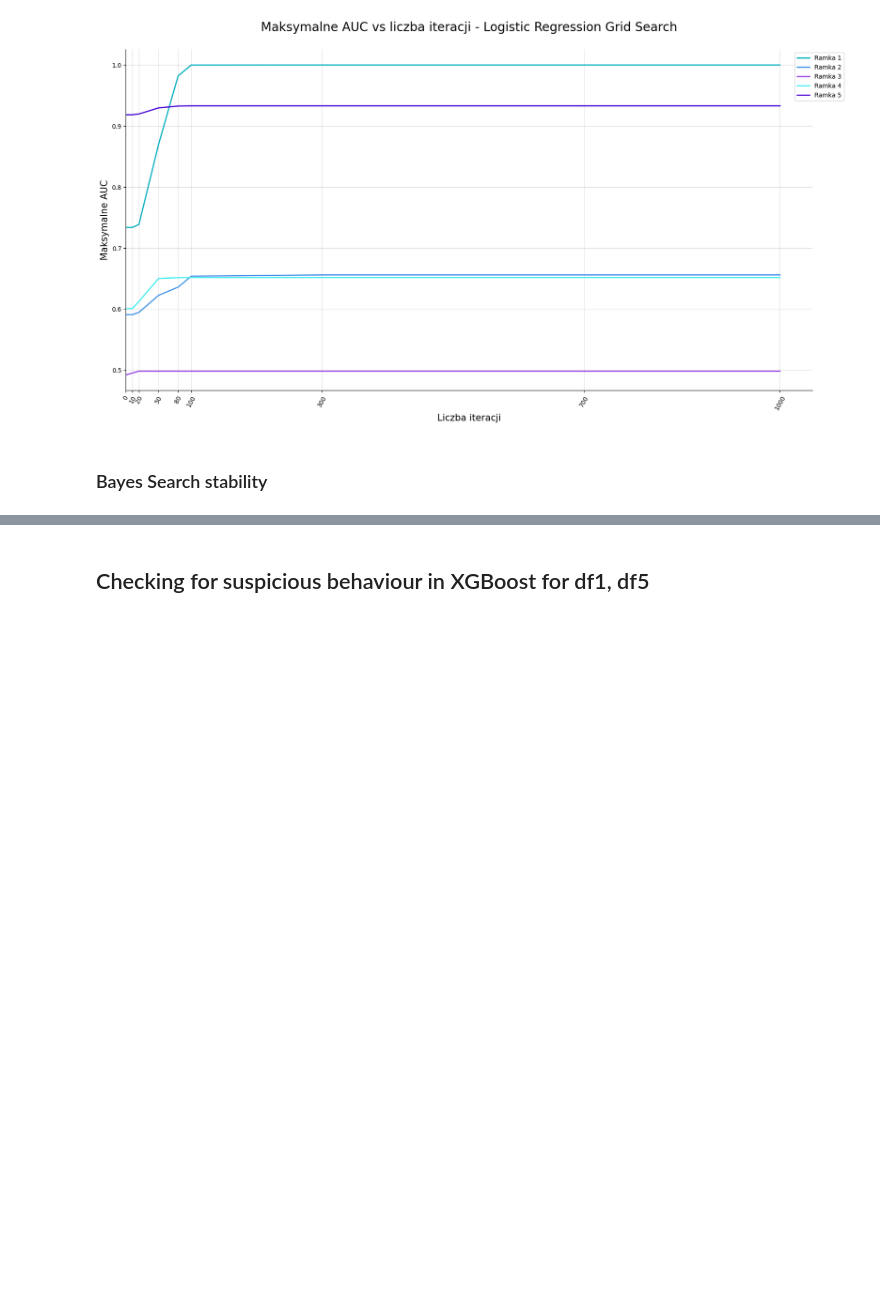
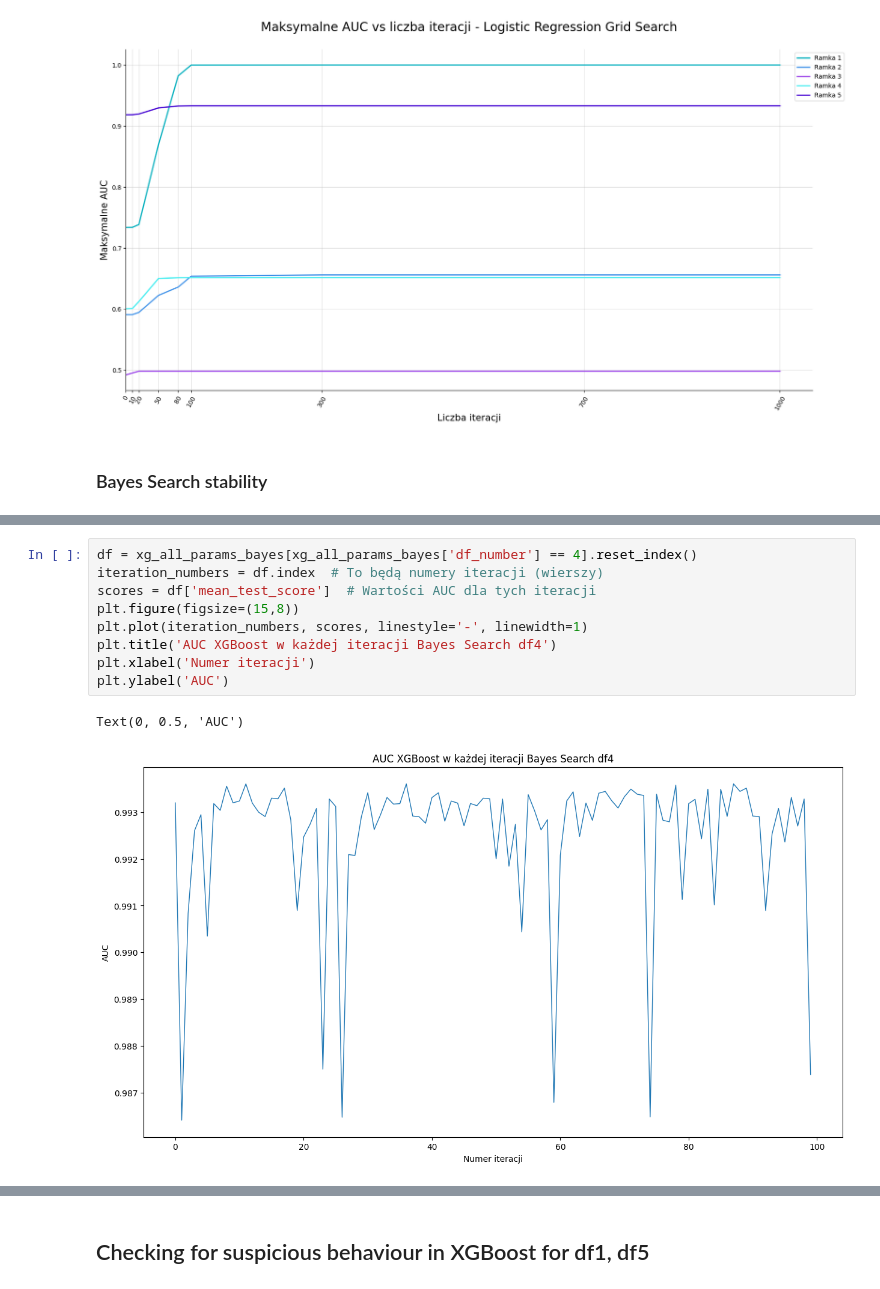
Before and after one commit to katarzynarogalska/Model-tunability, a Jupyter notebook: notebooks/tunability.ipynb, the cells around one changed output, grey strips where cells are left out. Drawn from its saved outputs; the diff is of its cells as text; blank space fills up the shorter version.

```diff
--- a/notebooks/tunability.ipynb
+++ b/notebooks/tunability.ipynb
@@ -318,0 +335,12 @@ plot_stability(log_all_params_bayes,[0,1,4,6,10,20,30,50,70,90,100], 'Maksymalne
+# %%
+df = xg_all_params_bayes[xg_all_params_bayes['df_number'] == 4].reset_index()
+iteration_numbers = df.index  # To będą numery iteracji (wierszy)
+scores = df['mean_test_score']  # Wartości AUC dla tych iteracji
+plt.figure(figsize=(15,8))
+plt.plot(iteration_numbers, scores, linestyle='-', linewidth=1)
+plt.title('AUC XGBoost w każdej iteracji Bayes Search df4')
+plt.xlabel('Numer iteracji')
+plt.ylabel('AUC')
+# %% [output]
+Text(0, 0.5, 'AUC')
+[figure, added]
```
Also changed, not shown: parts of 8 cells of this notebook.
